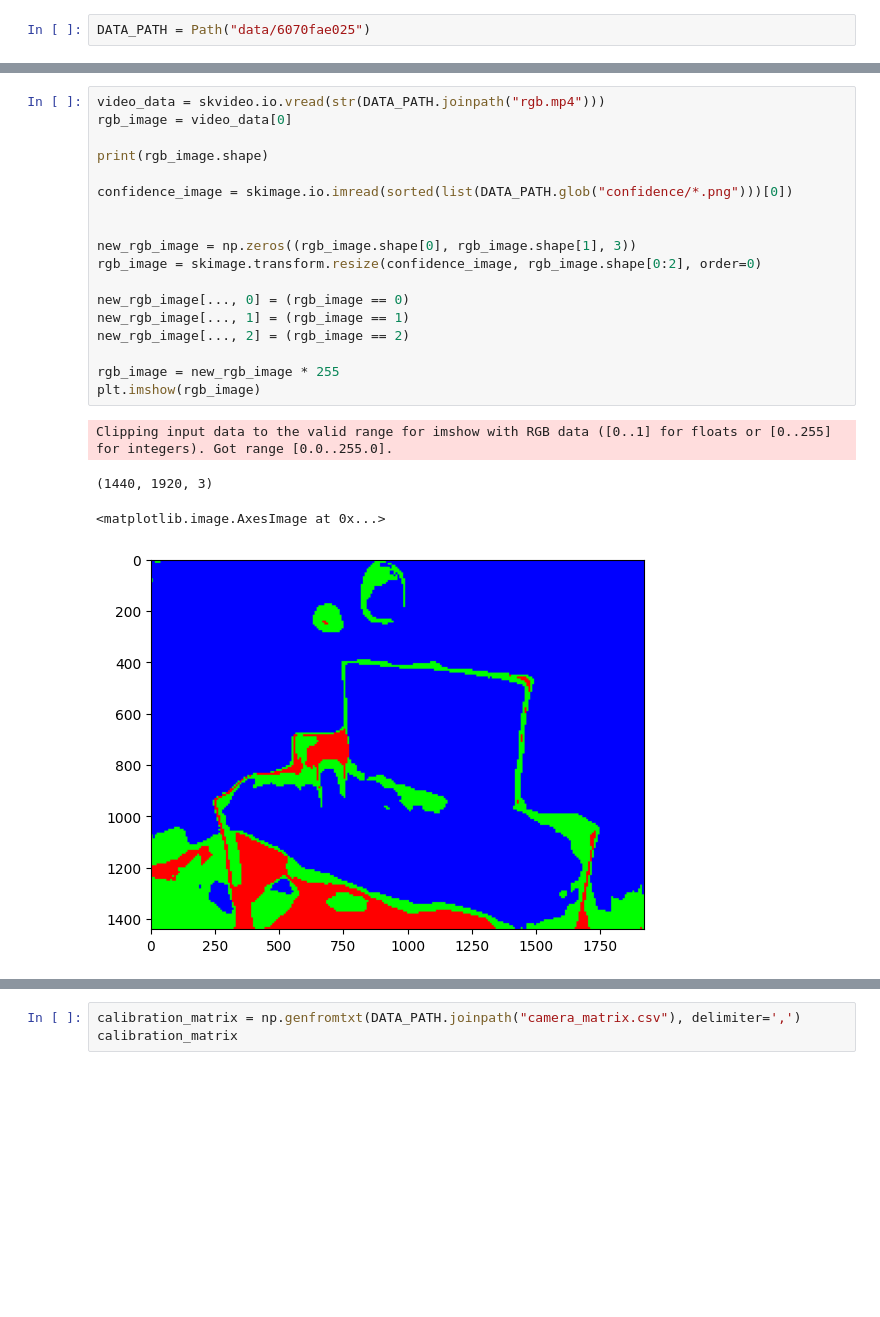
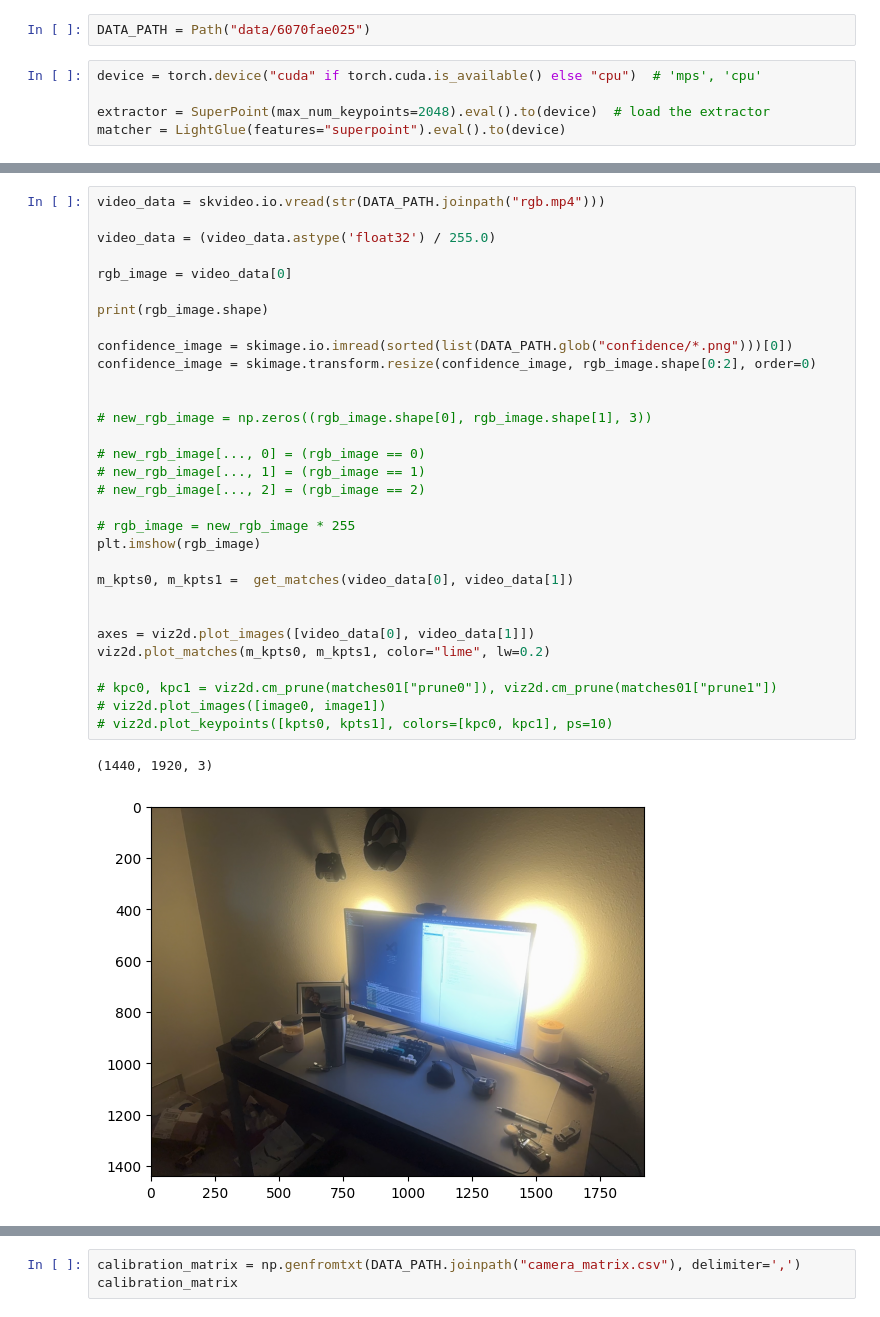
Before and after one commit to StarDylan/Xtractofuse, a Jupyter notebook: image_to_points.ipynb, the cells around one changed output, grey strips where cells are left out. Cells and saved outputs as stored; diff of their text form; blank space fills up the shorter version.

```diff
--- a/image_to_points.ipynb
+++ b/image_to_points.ipynb
@@ -14,2 +31,7 @@ np.int = np.int_
 # %%
 DATA_PATH = Path("data/6070fae025")
+# %%
+device = torch.device("cuda" if torch.cuda.is_available() else "cpu")  # 'mps', 'cpu'
+
+extractor = SuperPoint(max_num_keypoints=2048).eval().to(device)  # load the extractor
+matcher = LightGlue(features="superpoint").eval().to(device)
@@ -16,23 +62,34 @@ DATA_PATH = Path("data/6070fae025")
 # %%
 video_data = skvideo.io.vread(str(DATA_PATH.joinpath("rgb.mp4")))
+
+video_data = (video_data.astype('float32') / 255.0)
+
 rgb_image = video_data[0]
 
 print(rgb_image.shape)
 
 confidence_image = skimage.io.imread(sorted(list(DATA_PATH.glob("confidence/*.png")))[0])
+confidence_image = skimage.transform.resize(confidence_image, rgb_image.shape[0:2], order=0)
 
 
-new_rgb_image = np.zeros((rgb_image.shape[0], rgb_image.shape[1], 3))
-rgb_image = skimage.transform.resize(confidence_image, rgb_image.shape[0:2], order=0)
+# new_rgb_image = np.zeros((rgb_image.shape[0], rgb_image.shape[1], 3))
 
-new_rgb_image[..., 0] = (rgb_image == 0)
-new_rgb_image[..., 1] = (rgb_image == 1)
-new_rgb_image[..., 2] = (rgb_image == 2)
+# new_rgb_image[..., 0] = (rgb_image == 0)
+# new_rgb_image[..., 1] = (rgb_image == 1)
+# new_rgb_image[..., 2] = (rgb_image == 2)
 
-rgb_image = new_rgb_image * 255
+# rgb_image = new_rgb_image * 255
 plt.imshow(rgb_image)
+
+m_kpts0, m_kpts1 =  get_matches(video_data[0], video_data[1])
+
+
+axes = viz2d.plot_images([video_data[0], video_data[1]])
+viz2d.plot_matches(m_kpts0, m_kpts1, color="lime", lw=0.2)
+
+# kpc0, kpc1 = viz2d.cm_prune(matches01["prune0"]), viz2d.cm_prune(matches01["prune1"])
+# viz2d.plot_images([image0, image1])
+# viz2d.plot_keypoints([kpts0, kpts1], colors=[kpc0, kpc1], ps=10)
 # %% [output]
-Clipping input data to the valid range for imshow with RGB data ([0..1] for floats or [0..255] for integers). Got range [0.0..255.0].
+(1440, 1920, 3)
-(1440, 1920, 3)
-<matplotlib.image.AxesImage at 0x...>
-[figure, old version]
+[figure, new version]
```
Also changed, not shown: parts of 6 cells of this notebook.
